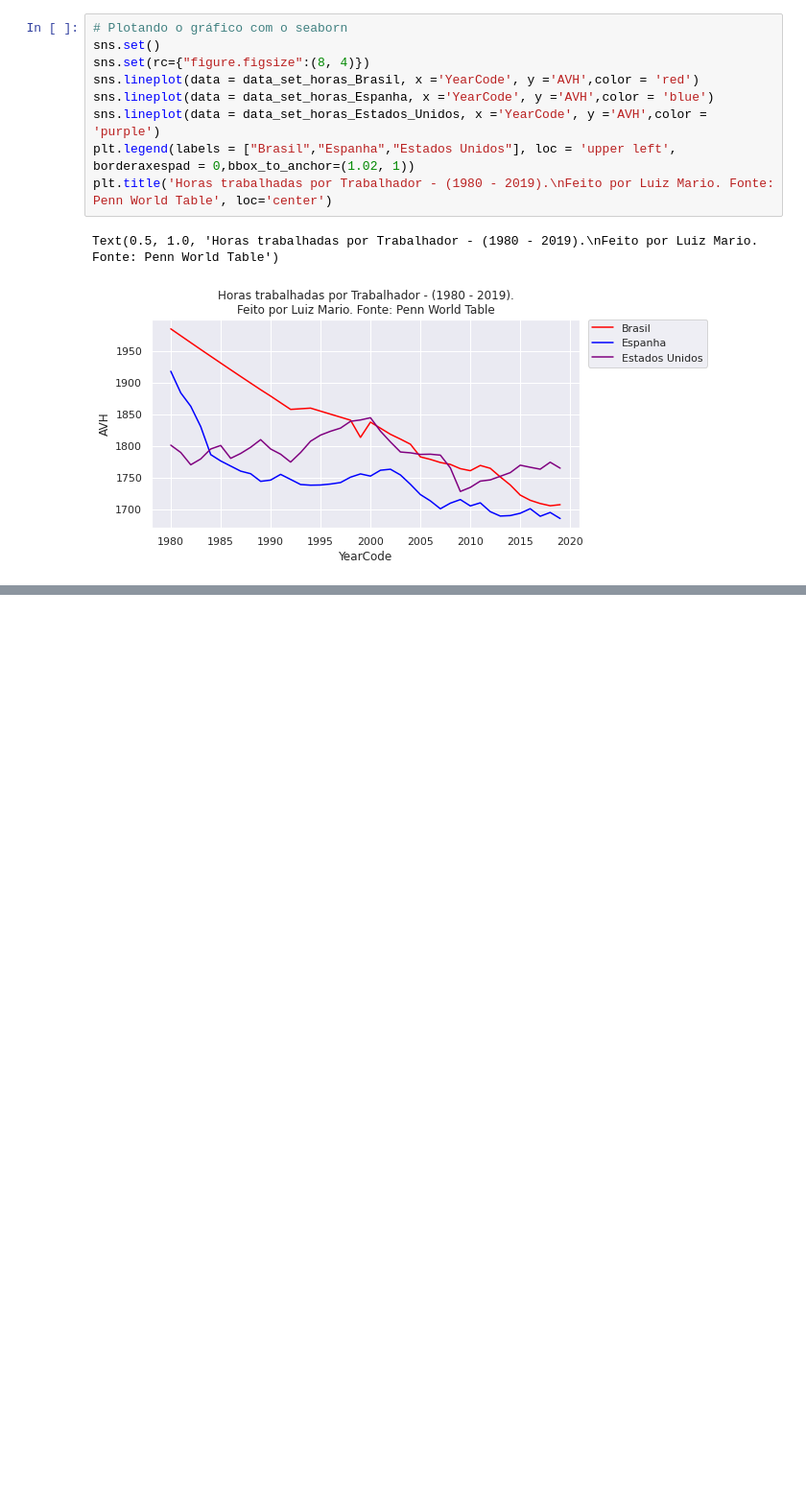
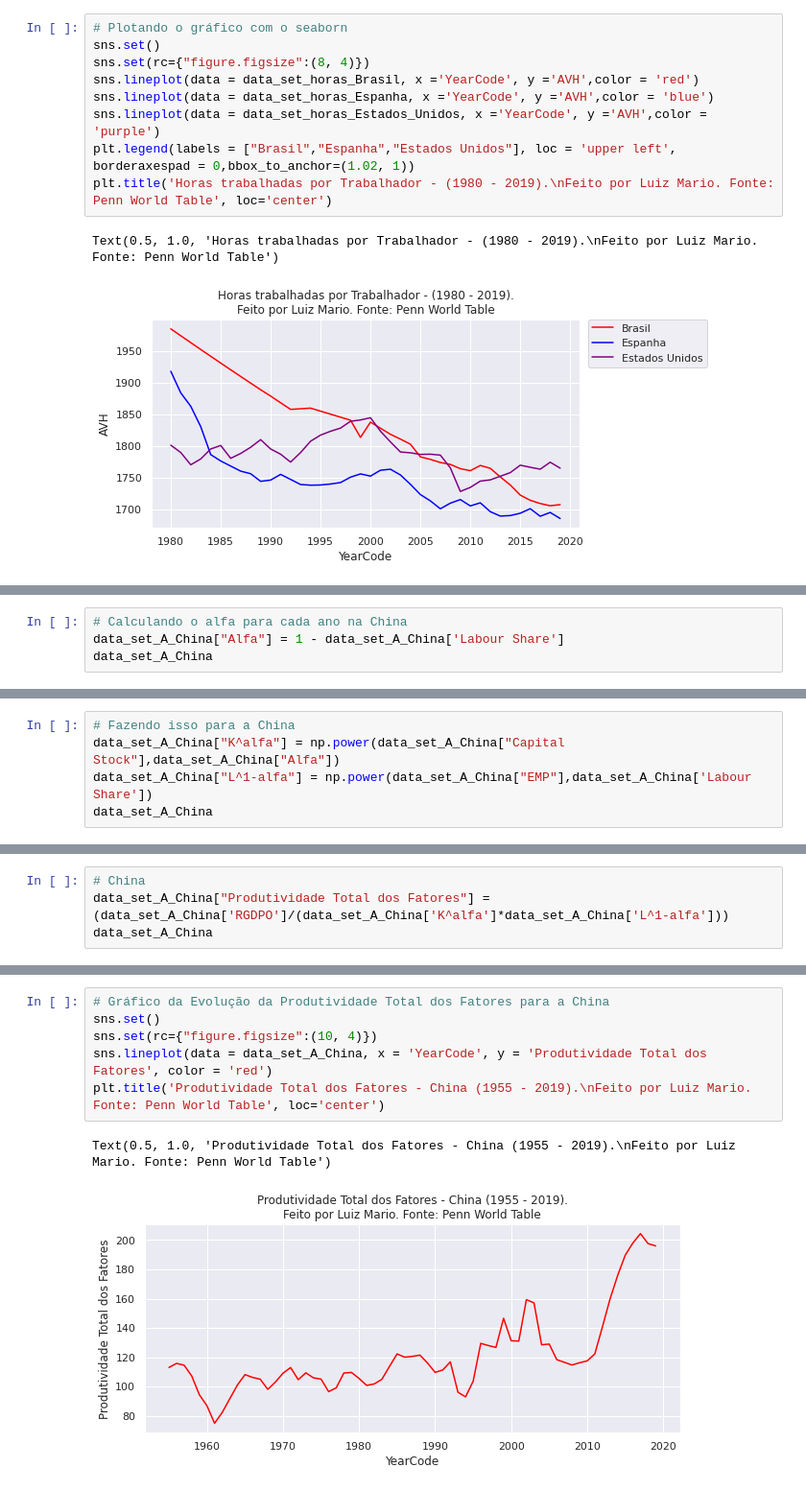
Before and after one commit to luizmarioags/Teoria-do-Desenvolvimento-Economico-, a Jupyter notebook: Gráficos_TDE_Python.ipynb, the cells around one changed output, grey strips where cells are left out. Shown at 96% size. Saved outputs shown, nothing was run; the diff lists cells and outputs as text; blank space fills up the shorter version.

```diff
--- a/Gráficos_TDE_Python.ipynb
+++ b/Gráficos_TDE_Python.ipynb
@@ -1307,0 +1422,4 @@ fig.show()
+# %%
+# Calculando o alfa para cada ano na China
+data_set_A_China["Alfa"] = 1 - data_set_A_China['Labour Share']
+data_set_A_China
@@ -1307,0 +1516,5 @@ fig.show()
+# %%
+# Fazendo isso para a China
+data_set_A_China["K^alfa"] = np.power(data_set_A_China["Capital Stock"],data_set_A_China["Alfa"])
+data_set_A_China["L^1-alfa"] = np.power(data_set_A_China["EMP"],data_set_A_China['Labour Share'])
+data_set_A_China
@@ -1307,0 +1573,4 @@ fig.show()
+# %%
+# China
+data_set_A_China["Produtividade Total dos Fatores"] = (data_set_A_China['RGDPO']/(data_set_A_China['K^alfa']*data_set_A_China['L^1-alfa']))
+data_set_A_China
@@ -1307,0 +1618,9 @@ fig.show()
+# %%
+# Gráfico da Evolução da Produtividade Total dos Fatores para a China
+sns.set()
+sns.set(rc={"figure.figsize":(10, 4)})
+sns.lineplot(data = data_set_A_China, x = 'YearCode', y = 'Produtividade Total dos Fatores', color = 'red')
+plt.title('Produtividade Total dos Fatores - China (1955 - 2019).\nFeito por Luiz Mario. Fonte: Penn World Table', loc='center')
+# %% [output]
+Text(0.5, 1.0, 'Produtividade Total dos Fatores - China (1955 - 2019).\nFeito por Luiz Mario. Fonte: Penn World Table')
+[figure, added]
```
Also changed, not shown: parts of 51 cells of this notebook.
